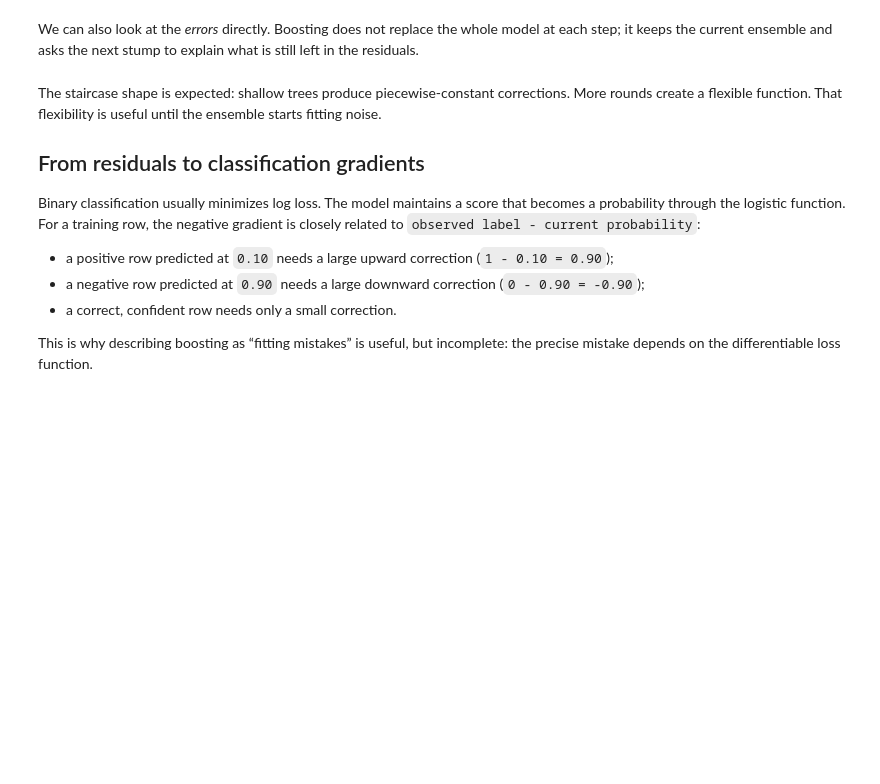
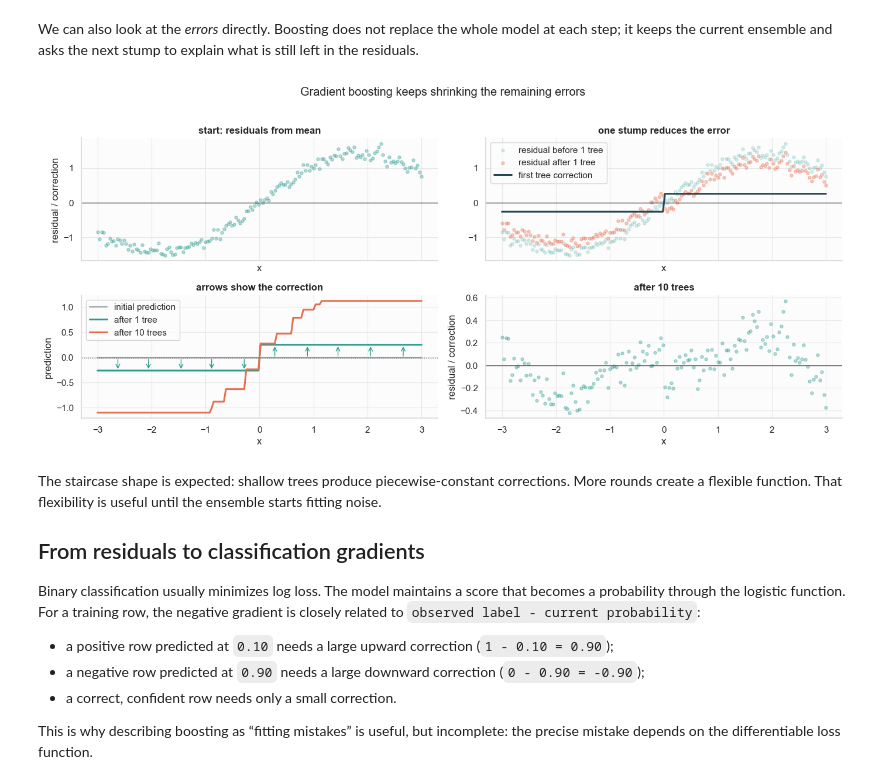
Before and after one commit to SoroushGhaderi/Advanced-Machine-Learning, a Jupyter notebook: notebooks/01_gradient_boosting_fundamentals.ipynb, the cells around one changed output. Drawn from its saved outputs; the diff is of its cells as text; code cells hidden in the pictures; blank space fills up the shorter version.

Commit message:
Unify notebook plot styling

```diff
--- a/notebooks/01_gradient_boosting_fundamentals.ipynb
+++ b/notebooks/01_gradient_boosting_fundamentals.ipynb
@@ -225,6 +225,19 @@ def write_json(data, path):
 set_seed(SEED)
 FAST_MODE = fast_mode()
 CV_FOLDS = 3 if FAST_MODE else 5
-sns.set_theme(style="whitegrid", context="notebook")
+BRAND_COLOR = "#2a9d8f"
+ACCENT_COLOR = "#e76f51"
+sns.set_theme(style="whitegrid", context="notebook", palette=[BRAND_COLOR, ACCENT_COLOR, "#264653", "#f4a261"])
+plt.rcParams.update({
+    "axes.facecolor": "#fcfcfc",
+    "figure.facecolor": "white",
+    "axes.edgecolor": "#d9d9d9",
+    "grid.color": "#e8e8e8",
+    "grid.linewidth": 0.8,
+    "axes.titleweight": "bold",
+    "axes.labelweight": "medium",
+    "axes.spines.top": False,
+    "axes.spines.right": False,
+})
 pd.set_option("display.max_columns", 30)
 print({"FAST_MODE": FAST_MODE, "CV_FOLDS": CV_FOLDS, "seed": SEED})
@@ -305,46 +324,48 @@ residual_1 = y - snapshots[1]
 residual_final = y - snapshots[10]
 
 fig, axes = plt.subplots(2, 2, figsize=(14, 6.2), sharex=True)
 axes = axes.ravel()
 
-axes[0].scatter(x, residual_0, s=9, alpha=0.35, color="tab:blue")
-axes[0].axhline(0, color="black", linewidth=1)
+axes[0].scatter(x, residual_0, s=14, alpha=0.35, color=BRAND_COLOR)
+axes[0].axhline(0, color="#4a4a4a", linewidth=1)
 axes[0].set_title("start: residuals from mean")
 
-axes[1].scatter(x, residual_0, s=9, alpha=0.18, color="tab:blue", label="residual before 1 tree")
-axes[1].scatter(x, residual_1, s=9, alpha=0.35, color="tab:green", label="residual after 1 tree")
-axes[1].plot(x, first_correction, color="tab:orange", linewidth=2, label="first tree correction")
-axes[1].axhline(0, color="black", linewidth=1)
+axes[1].scatter(x, residual_0, s=14, alpha=0.18, color=BRAND_COLOR, label="residual before 1 tree")
+axes[1].scatter(x, residual_1, s=14, alpha=0.35, color=ACCENT_COLOR, label="residual after 1 tree")
+axes[1].plot(x, first_correction, color="#264653", linewidth=2.2, label="first tree correction")
+axes[1].axhline(0, color="#4a4a4a", linewidth=1)
 axes[1].set_title("one stump reduces the error")
 
 step_idx = np.linspace(10, len(x) - 10, 10, dtype=int)
-axes[2].plot(x, snapshots[0], color="tab:gray", linewidth=1.4, label="initial prediction")
-axes[2].plot(x, snapshots[1], color="tab:orange", linewidth=2, label="after 1 tree")
-axes[2].plot(x, snapshots[10], color="tab:red", linewidth=2, label="after 10 trees")
+axes[2].plot(x, snapshots[0], color="#9aa0a6", linewidth=1.6, label="initial prediction")
+axes[2].plot(x, snapshots[1], color=BRAND_COLOR, linewidth=2.2, label="after 1 tree")
+axes[2].plot(x, snapshots[10], color=ACCENT_COLOR, linewidth=2.2, label="after 10 trees")
 for idx in step_idx:
     axes[2].annotate(
         "",
         xy=(x[idx], snapshots[1][idx]),
         xytext=(x[idx], snapshots[0][idx]),
-        arrowprops=dict(arrowstyle="->", color="tab:orange", lw=1),
+        arrowprops=dict(arrowstyle="->", color=BRAND_COLOR, lw=1),
     )
-axes[2].axhline(y.mean(), color="black", linewidth=1, linestyle=":")
+axes[2].axhline(y.mean(), color="#4a4a4a", linewidth=1, linestyle=":")
 axes[2].set_title("arrows show the correction")
 
-axes[3].scatter(x, residual_final, s=9, alpha=0.35, color="tab:blue", label="residual after 10 trees")
-axes[3].axhline(0, color="black", linewidth=1)
+axes[3].scatter(x, residual_final, s=14, alpha=0.35, color=BRAND_COLOR, label="residual after 10 trees")
+axes[3].axhline(0, color="#4a4a4a", linewidth=1)
 axes[3].set_title("after 10 trees")
 
 axes[0].set_ylabel("residual / correction")
 axes[2].set_ylabel("prediction")
 axes[3].set_ylabel("residual / correction")
 for axis in axes:
     axis.set_xlabel("x")
 axes[1].legend(loc="upper left")
 axes[2].legend(loc="upper left")
 fig.suptitle("Gradient boosting keeps shrinking the remaining errors", y=1.02)
 plt.tight_layout()
 plt.show()
+# %% [output]
+[figure, added]
 # %% [markdown]
 The staircase shape is expected: shallow trees produce piecewise-constant corrections. More
 rounds create a flexible function. That flexibility is useful until the ensemble starts fitting
```
Also changed, not shown: parts of 7 cells of this notebook, 7 other files.
